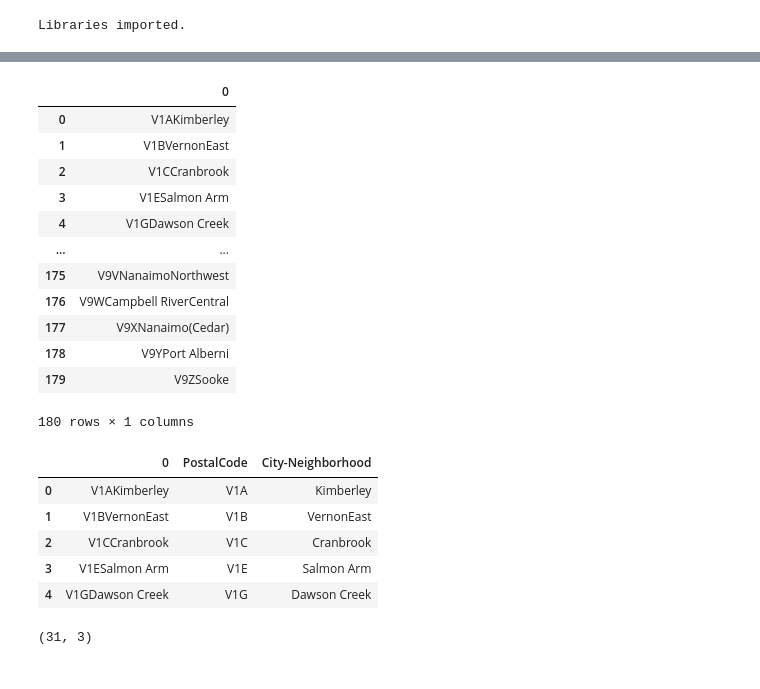
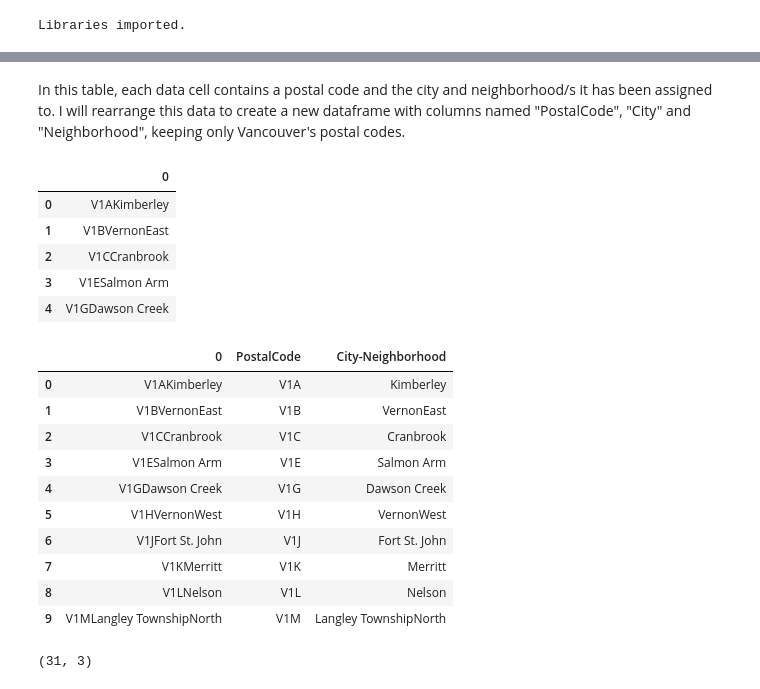
Before and after one commit to alinasansevich/Coursera_Capstone, a Jupyter notebook: Battle_of_the_Neighborhoods_Vancouver.ipynb, the cells around one changed output, grey strips where cells are left out. Drawn from its saved outputs; the diff is of its cells as text; code cells hidden in the pictures.

```diff
--- a/Battle_of_the_Neighborhoods_Vancouver.ipynb
+++ b/Battle_of_the_Neighborhoods_Vancouver.ipynb
@@ -101,3 +89,5 @@ bc_data
+# %% [markdown]
+In this table, each data cell contains a postal code and the city and neighborhood/s it has been assigned to. I will rearrange this data to create a new dataframe with columns named "PostalCode", "City" and "Neighborhood", keeping only Vancouver's postal codes.
 # %%
 ### create one list for each column of bc_data
 zero = bc_data[0].tolist()
@@ -115,7 +105,7 @@ bc_series = pd.Series([zero, one, two, three, four, five, six, seven, eight])
 bc_series = bc_series.sum()
 ### convert Series to DataFrame
 bc_df = pd.DataFrame(bc_series)
-bc_df
+bc_df.head()
 # %% [output]
 |  | 0 |
 | 0 | V1AKimberley |
@@ -123,25 +113,23 @@ bc_df
 | 2 | V1CCranbrook |
 | 3 | V1ESalmon Arm |
 | 4 | V1GDawson Creek |
-| ... | ... |
-| 175 | V9VNanaimoNorthwest |
-| 176 | V9WCampbell RiverCentral |
-| 177 | V9XNanaimo(Cedar) |
-| 178 | V9YPort Alberni |
-| 179 | V9ZSooke |
-180 rows × 1 columns
 # %%
 ### split data into 2 columns: PostalCode, City-Neighborhood
 bc_df['PostalCode'] = bc_df[0].str[:3]
 bc_df['City-Neighborhood'] = bc_df[0].str[3:]
-bc_df.head()
+bc_df.head(10)
 # %% [output]
 |  | 0 | PostalCode | City-Neighborhood |
 | 0 | V1AKimberley | V1A | Kimberley |
 | 1 | V1BVernonEast | V1B | VernonEast |
 | 2 | V1CCranbrook | V1C | Cranbrook |
 | 3 | V1ESalmon Arm | V1E | Salmon Arm |
 | 4 | V1GDawson Creek | V1G | Dawson Creek |
+| 5 | V1HVernonWest | V1H | VernonWest |
+| 6 | V1JFort St. John | V1J | Fort St. John |
+| 7 | V1KMerritt | V1K | Merritt |
+| 8 | V1LNelson | V1L | Nelson |
+| 9 | V1MLangley TownshipNorth | V1M | Langley TownshipNorth |
 # %%
 ### create a subdf with Vancouver's data only
 vancouver_df = bc_df[bc_df['City-Neighborhood'].str.startswith('Vancouver')]
```
Also changed, not shown: parts of 57 cells of this notebook.
